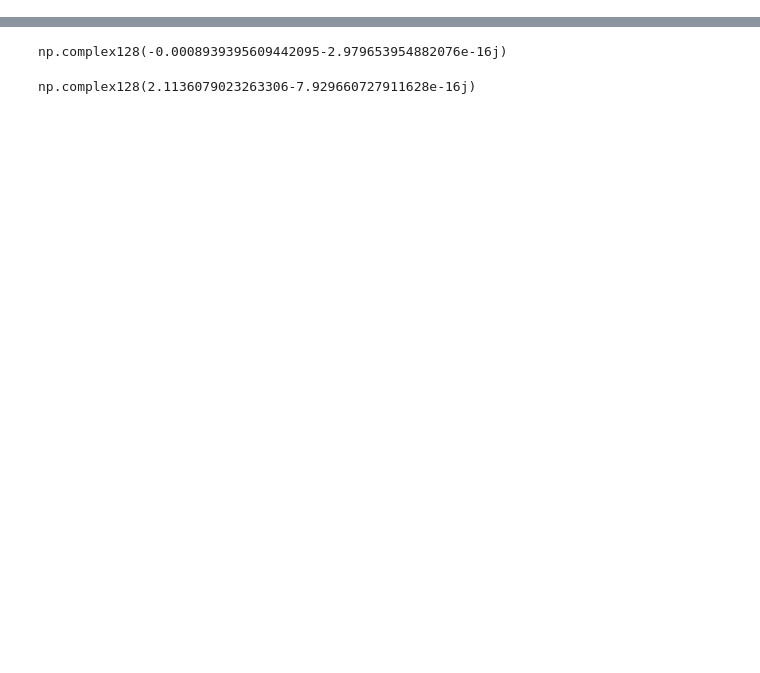
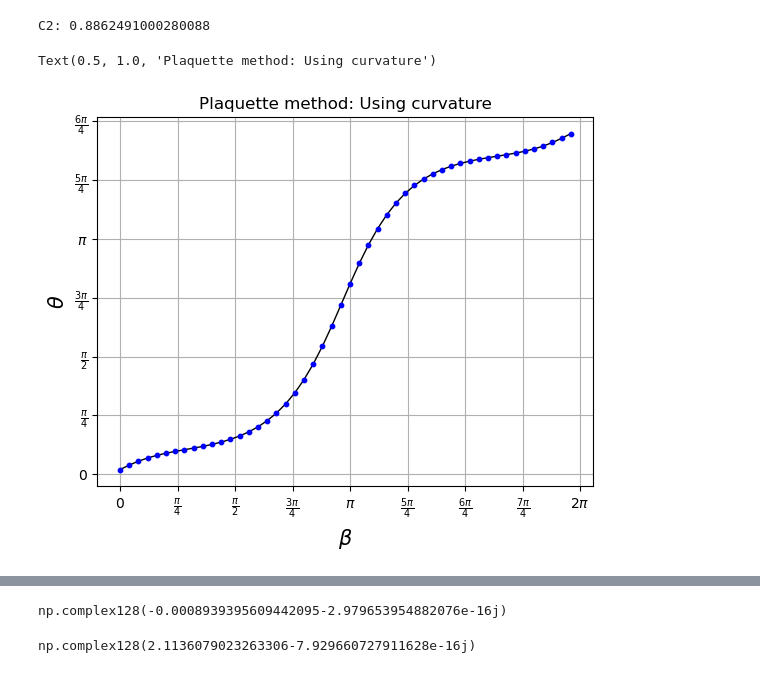
Before and after one commit to treycole/WanPy, a Jupyter notebook: dev/adiabatic_dim.ipynb, the cells around one changed output, grey strips where cells are left out. Drawn from its saved outputs; the diff is of its cells as text; code cells hidden in the pictures; blank space fills up the shorter version.

```diff
--- a/dev/adiabatic_dim.ipynb
+++ b/dev/adiabatic_dim.ipynb
@@ -238,6 +204,8 @@ C2: 0.7719718666222068
 # %%
-# epsilon = levi_civita(4, 4)
-# chern2_density = np.einsum("ijkl, ij...mn, kl...nm->...", epsilon, b_flux, b_flux)
+epsilon = levi_civita(4, 4)
+chern2_density = np.einsum("ijkl, ij...mn, kl...nm->...", epsilon, b_flux, b_flux)
 
-# chern2 = np.sum(chern2_density) / (32 * np.pi**2)
-# print("C2:", chern2.real)
+chern2 = np.sum(chern2_density) / (32 * np.pi**2)
+print("C2:", chern2.real)
+# %% [output]
+C2: 0.8862491000280088
@@ -257 +212,41 @@ for beta_idx, beta in enumerate(betas):
+# %%
+thetas = np.zeros(betas.shape[0], dtype=complex)
+
+chern2_density = np.einsum("ijkl, ij...mn, kl...nm->...", epsilon, b_curv, b_curv)
+
+for beta_idx, beta in enumerate(betas):
+    sliced_dtheta = chern2_density[..., :beta_idx+1]
+
+    theta = np.sum(sliced_dtheta) * d4k
+
+    thetas[beta_idx] = theta / (16 * np.pi)
+
+#### Plotting theta(beta)
+
+fig, ax = plt.subplots()
+
+ax.set_xlabel(r"$\beta$", size=15)
+ax.set_ylabel(r"$\theta$", size=15)
+
+tick_positions = np.arange(0, 2*np.pi+np.pi/4, np.pi/4)
+tick_labels = [
+    r"$0$", r"$\frac{\pi}{4}$", r"$\frac{\pi}{2}$", r"$\frac{3\pi}{4}$", r"$\pi$",
+    r"$\frac{5\pi}{4}$", r"$\frac{6\pi}{4}$", r"$\frac{7\pi}{4}$", r"$2\pi$"]
+
+# Set the ticks and labels for both axes
+ax.set_xticks(tick_positions)
+ax.set_xticklabels(tick_labels)
+ax.set_yticks(tick_positions)
+ax.set_yticklabels(tick_labels)
+
+# ax.set_ylim(0, np.pi+.02)
+# ax.set_xlim(0, np.pi+0.02)
+
+ax.plot(betas, thetas.real, lw=1, zorder=2, c='k')
+ax.scatter(betas, thetas.real, s=10, zorder=2, c='b')
+ax.grid()
+ax.set_title("Plaquette method: Using curvature")
+# %% [output]
+Text(0.5, 1.0, 'Plaquette method: Using curvature')
+[figure, added]
 # %%
```
Also changed, not shown: parts of 13 cells of this notebook, 2 other files.
